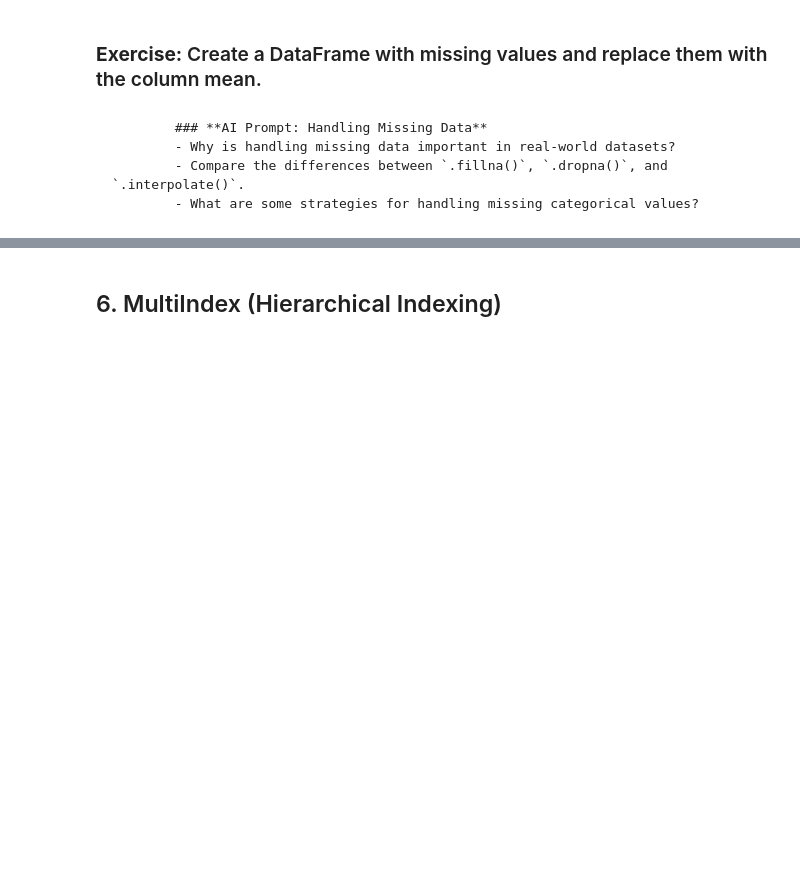
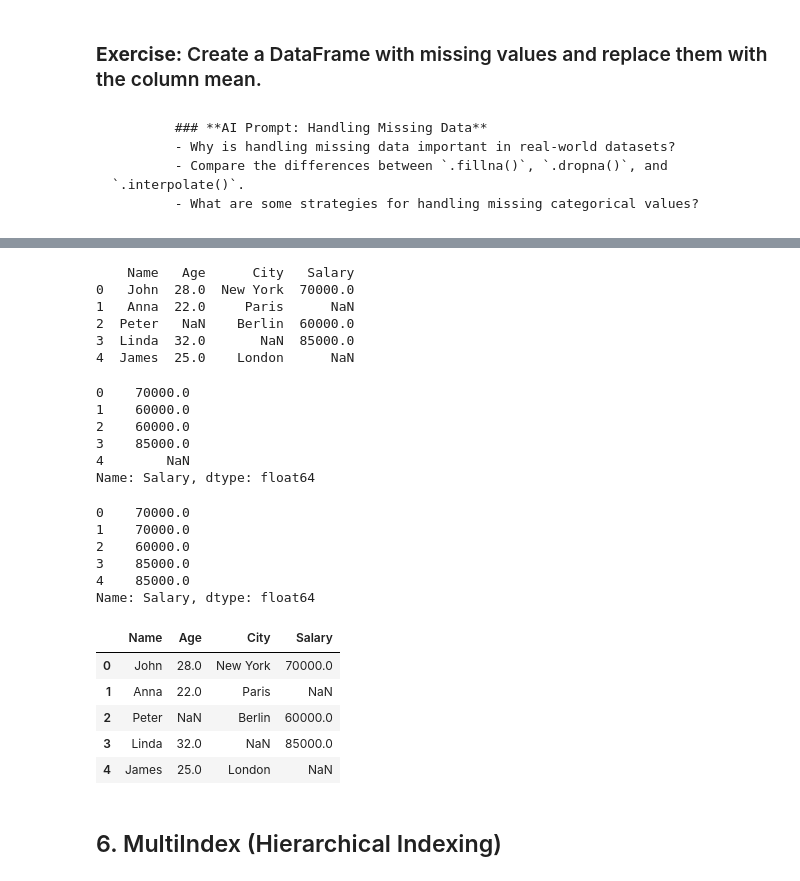
Before and after one commit to ntlong81/Finacial_bigdata_analysis_BFT64, a Jupyter notebook: Lecture_8 Pandas_1.ipynb, the cells around one changed output, grey strips where cells are left out. Saved outputs shown, nothing was run; the diff lists cells and outputs as text; code cells hidden in the pictures; blank space fills up the shorter version.

```diff
--- a/Lecture_8 Pandas_1.ipynb
+++ b/Lecture_8 Pandas_1.ipynb
@@ -85,3 +335,44 @@ print(df_filled)
+# %%
+data = {'Name': ['John', 'Anna', 'Peter', 'Linda', 'James'],
+        'Age': [28, 22, np.nan, 32, 25],
+        'City': ['New York', 'Paris', 'Berlin', np.nan, 'London'],
+        'Salary': [70000, np.nan, 60000, 85000, np.nan]}
+df = pd.DataFrame(data)
+print(df)
+# %% [output]
+    Name   Age      City   Salary
+0   John  28.0  New York  70000.0
+1   Anna  22.0     Paris      NaN
+2  Peter   NaN    Berlin  60000.0
+3  Linda  32.0       NaN  85000.0
+4  James  25.0    London      NaN
+# %%
+df['Salary'].fillna(method='backfill')
+# %% [output]
+0    70000.0
+1    60000.0
+2    60000.0
+3    85000.0
+4        NaN
+Name: Salary, dtype: float64
+# %%
+df['Salary'].fillna(method='ffill')
+# %% [output]
+0    70000.0
+1    70000.0
+2    60000.0
+3    85000.0
+4    85000.0
+Name: Salary, dtype: float64
+# %%
+df
+# %% [output]
+|  | Name | Age | City | Salary |
+| 0 | John | 28.0 | New York | 70000.0 |
+| 1 | Anna | 22.0 | Paris | NaN |
+| 2 | Peter | NaN | Berlin | 60000.0 |
+| 3 | Linda | 32.0 | NaN | 85000.0 |
+| 4 | James | 25.0 | London | NaN |
 # %% [markdown]
 ## 6. MultiIndex (Hierarchical Indexing)
 # %% [markdown]
```
Also changed, not shown: parts of 31 cells of this notebook, 10 other files.
